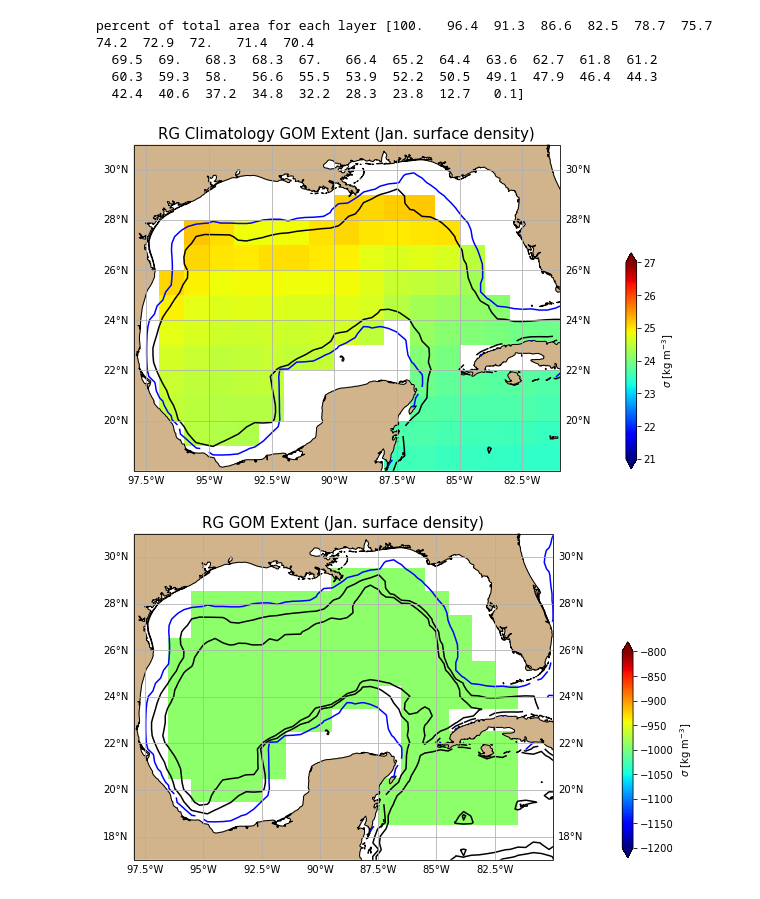
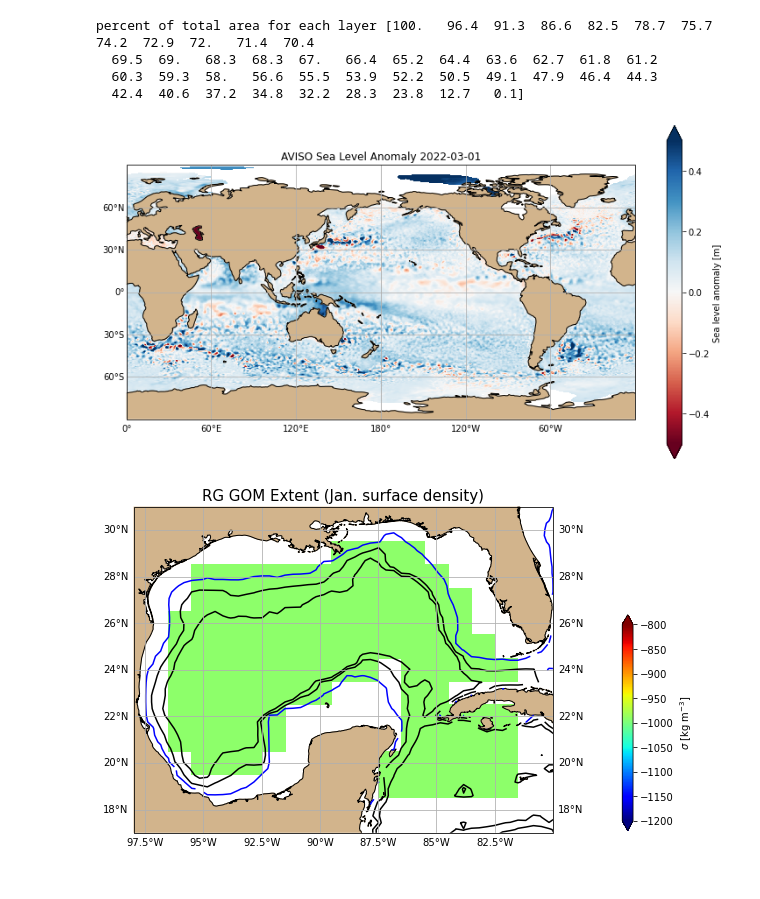
Before and after one commit to jakesteinberg/nasa_ostst, a Jupyter notebook: argo_extent.ipynb, the cells around one changed output. Saved outputs shown, nothing was run; the diff lists cells and outputs as text; code cells hidden in the pictures.

```diff
--- a/argo_extent.ipynb
+++ b/argo_extent.ipynb
@@ -112,23 +112,35 @@ RGpressure = argo_rho.pressure.pressure.data
 RG_shift = np.where(RGlon > 360)[0]
 RGlon = np.concatenate((np.arange(0.5,20.5,1), RGlon[0:RG_shift[0]]))
 RGdensity = np.concatenate((RGdensity[:,:,:,RG_shift], RGdensity[:,:,:,0:RG_shift[0]]), axis=3)
+# %%
+# TOPOLOGY testing
+filename = ('/Users/jakesteinberg/Documents/topology/aviso_sla_u_v_2021_03_01.nc')
+testa = xr.open_dataset(filename)
 # %%
-data_coords = {'latitude': RGlat, 'longitude': RGlon}
-f, ax = plt.subplots(1,1,figsize=(10,6), subplot_kw={'projection':ccrs.PlateCarree(central_longitude=0)})
-arg_d = xr.DataArray(data=RGdensity[0][0], dims=['latitude', 'longitude'], coords=data_coords)
-arg_d_p = arg_d.plot(ax=ax,transform=ccrs.PlateCarree(), vmin=21, vmax=27, \
-                     cmap=plt.get_cmap('jet'), zorder=0, add_colorbar=False) # norm=LogNorm(vmin=pe_levs[0], vmax=pe_levs[1])
-ax.contour(lons,lats,dep,levels=[150],colors='b')
-ax.contour(lons,lats,dep,levels=[1000],colors='k')
+f, ax = plt.subplots(1,1,figsize=(13,7), subplot_kw={'projection':ccrs.PlateCarree(central_longitude=180)})
+
+# data_coords = {'latitude': RGlat, 'longitude': RGlon}
+# arg_d = xr.DataArray(data=RGdensity[0][0], dims=['latitude', 'longitude'], coords=data_coords)
+# arg_d_p = arg_d.plot(ax=ax,transform=ccrs.PlateCarree(), vmin=21, vmax=27, \
+#                      cmap=plt.get_cmap('jet'), zorder=0, add_colorbar=False) # norm=LogNorm(vmin=pe_levs[0], vmax=pe_levs[1])
+# ax.contour(lons,lats,dep,levels=[150],colors='b')
+# ax.contour(lons,lats,dep,levels=[1000],colors='k')
+
+tests = testa.sla[1]
+tests.plot(ax=ax,transform=ccrs.PlateCarree(), vmin=-0.5, vmax=0.5, cmap=plt.get_cmap('RdBu'))
+ax.set_title('AVISO Sea Level Anomaly 2022-03-01')
+
 ax.add_feature(cartopy.feature.LAND, color='#D2B48C',zorder=1); ax.coastlines()
-gl = ax.gridlines(draw_labels=True); gl.xlabels_top = False;
-ax.set_xlim([-98,-81]); ax.set_ylim([18,31]);
-ax.set_title('RG Climatology GOM Extent (Jan. surface density)',fontsize=15)
-cbpos = [0.90, 0.13, 0.015, 0.5]; cax = f.add_axes(cbpos);
-cb = f.colorbar(arg_d_p, cax=cax, orientation='vertical', extend='both', label=r'$\sigma$ [kg m$^{-3}$]')
+gl = ax.gridlines(draw_labels=True); gl.xlabels_top = False; gl.ylabels_right = False;
+
+# ax.set_xlim([-98,-81]); ax.set_ylim([18,31]);
+# ax.set_title('RG Climatology GOM Extent (Jan. surface density)',fontsize=15)
+# cbpos = [0.90, 0.13, 0.015, 0.5]; cax = f.add_axes(cbpos);
+# cb = f.colorbar(arg_d_p, cax=cax, orientation='vertical', extend='both', label=r'$\sigma$ [kg m$^{-3}$]')
 # f.savefig('/Users/jakesteinberg/Documents/NASA_OSTST/meetings/2022_03_30/GOM_argo_1000m.jpg', dpi=250)
+# f.savefig('/Users/jakesteinberg/Documents/topology/aviso_sla_2022_03_01.jpg', dpi=350)
 # %% [output]
-[figure, old version]
+[figure, new version]
 # %%
 # calculate in situ density
 f_argo_s = '/Users/jakesteinberg/Documents/CPT/Argo/RG_climatology/RG_ArgoClim_Salinity_2019.nc'
```
Also changed, not shown: parts of 10 cells of this notebook, 4 other files.
